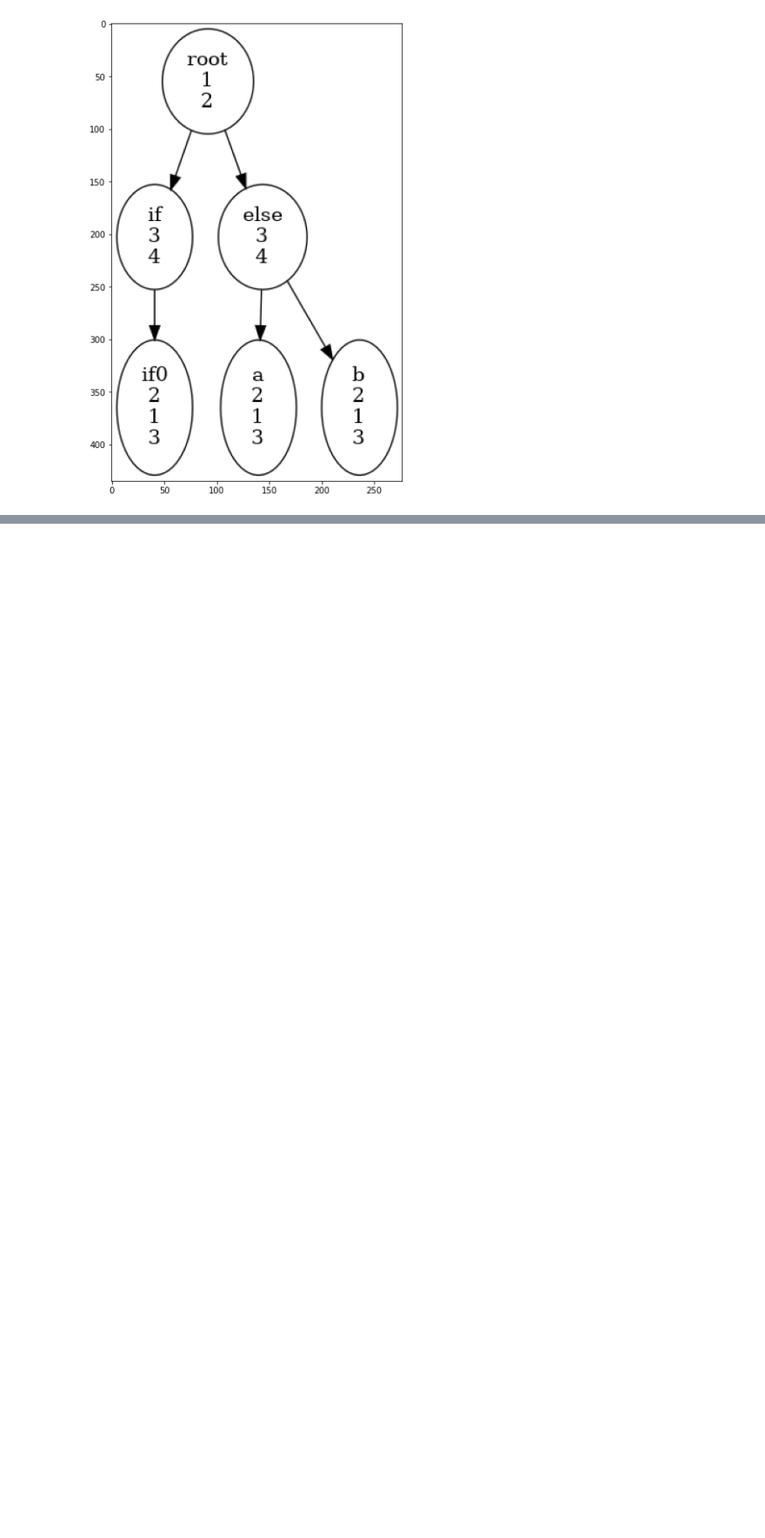
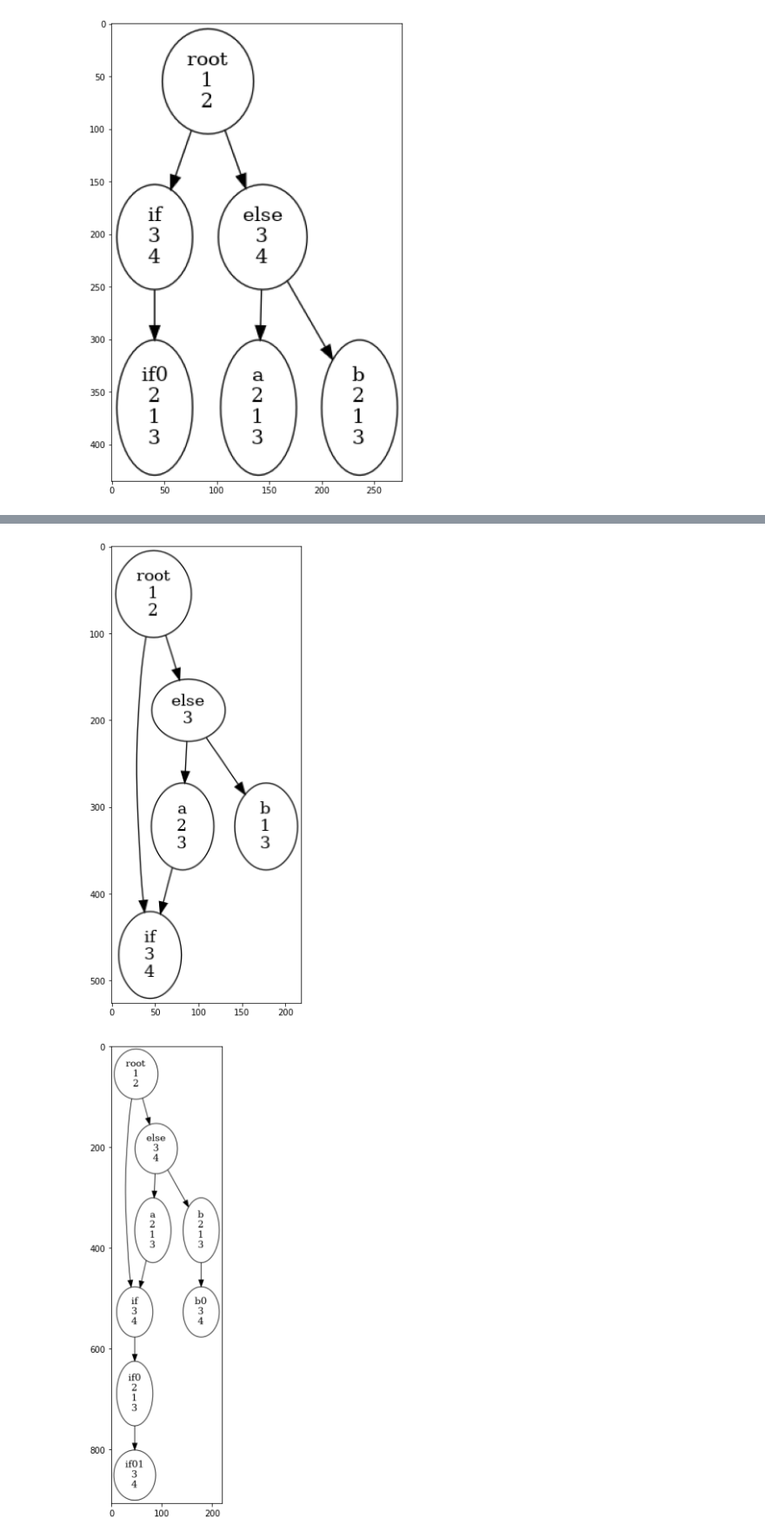
Before and after one commit to DBGilles/NemesisRetroWrite, a Jupyter notebook: retrowrite/rwtools/nemesis/notebooks/balancing_algorithm.ipynb, the cells around one changed output, grey strips where cells are left out. Shown at 87% size. Saved outputs shown, nothing was run; the diff lists cells and outputs as text; code cells hidden in the pictures; blank space fills up the shorter version.

Commit message:
first (partially) complete version of abstract balancing algorithm. about to modify nemesis to use this code

```diff
--- a/retrowrite/rwtools/nemesis/notebooks/balancing.ipynb
+++ b/retrowrite/rwtools/nemesis/notebooks/balancing_algorithm.ipynb
@@ -170,0 +184,19 @@ to_png(G, "test2")
+# %%
+root = NemesisNode([1,2], "root")
+ifbranch = NemesisNode([3,4], "if")
+elsebranch = NemesisNode([3], "else")
+
+a = NemesisNode([2,3], "a")
+b = NemesisNode([1,3], "b")
+
+
+G = nx.DiGraph()
+G.add_nodes_from([root, ifbranch, elsebranch, a, b])
+G.add_edges_from([(root, ifbranch), (root, elsebranch), (elsebranch, a), (elsebranch, b)])
+G.add_edge(a, ifbranch)
+to_png(G, "test_4_pre")
+balance_branching_point(G,  root)
+to_png(G, "test_4")
+# %% [output]
+[figure, added]
+[figure, added]
```
Also changed, not shown: parts of 3 cells of this notebook, 8 other files.
